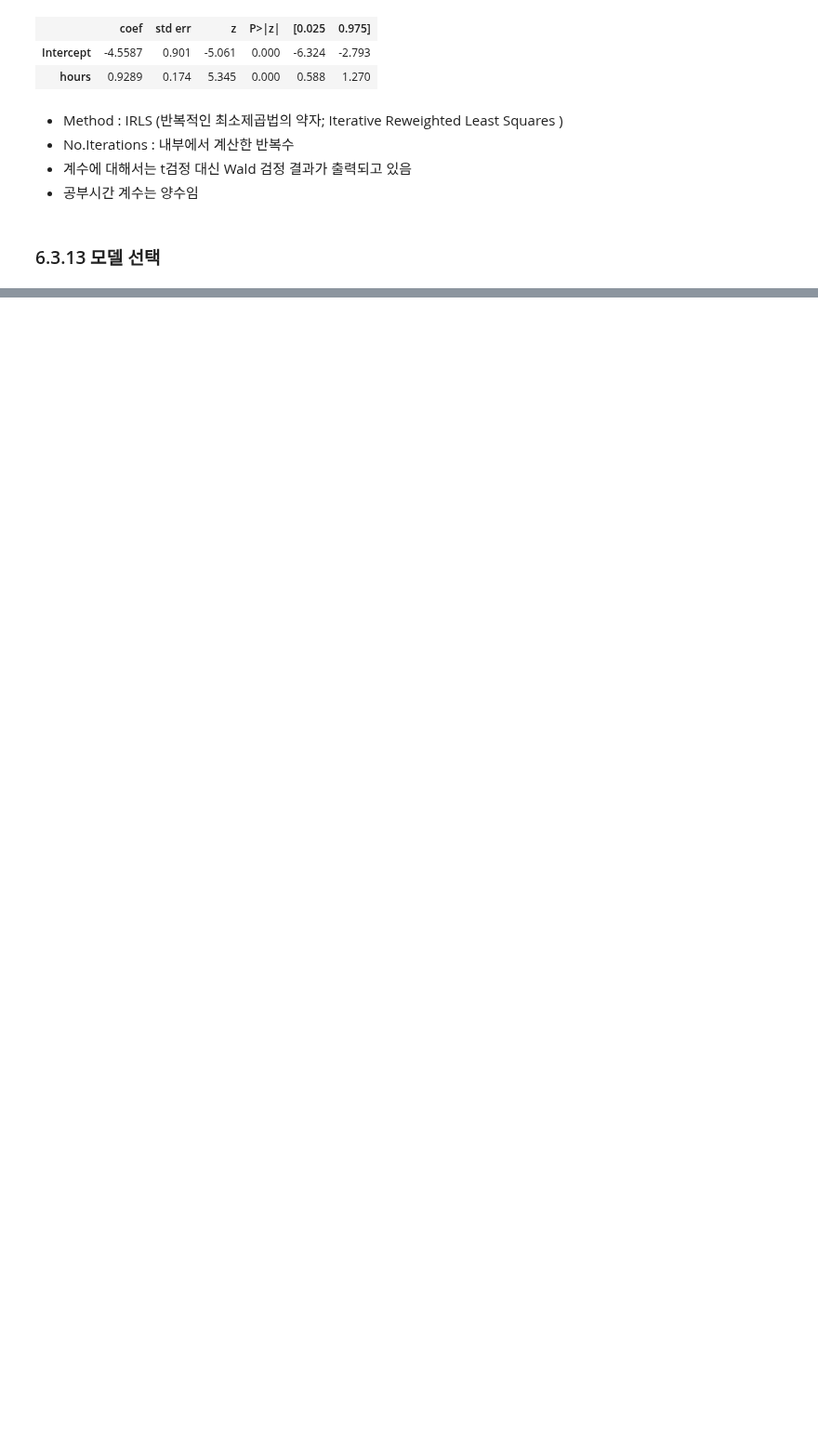
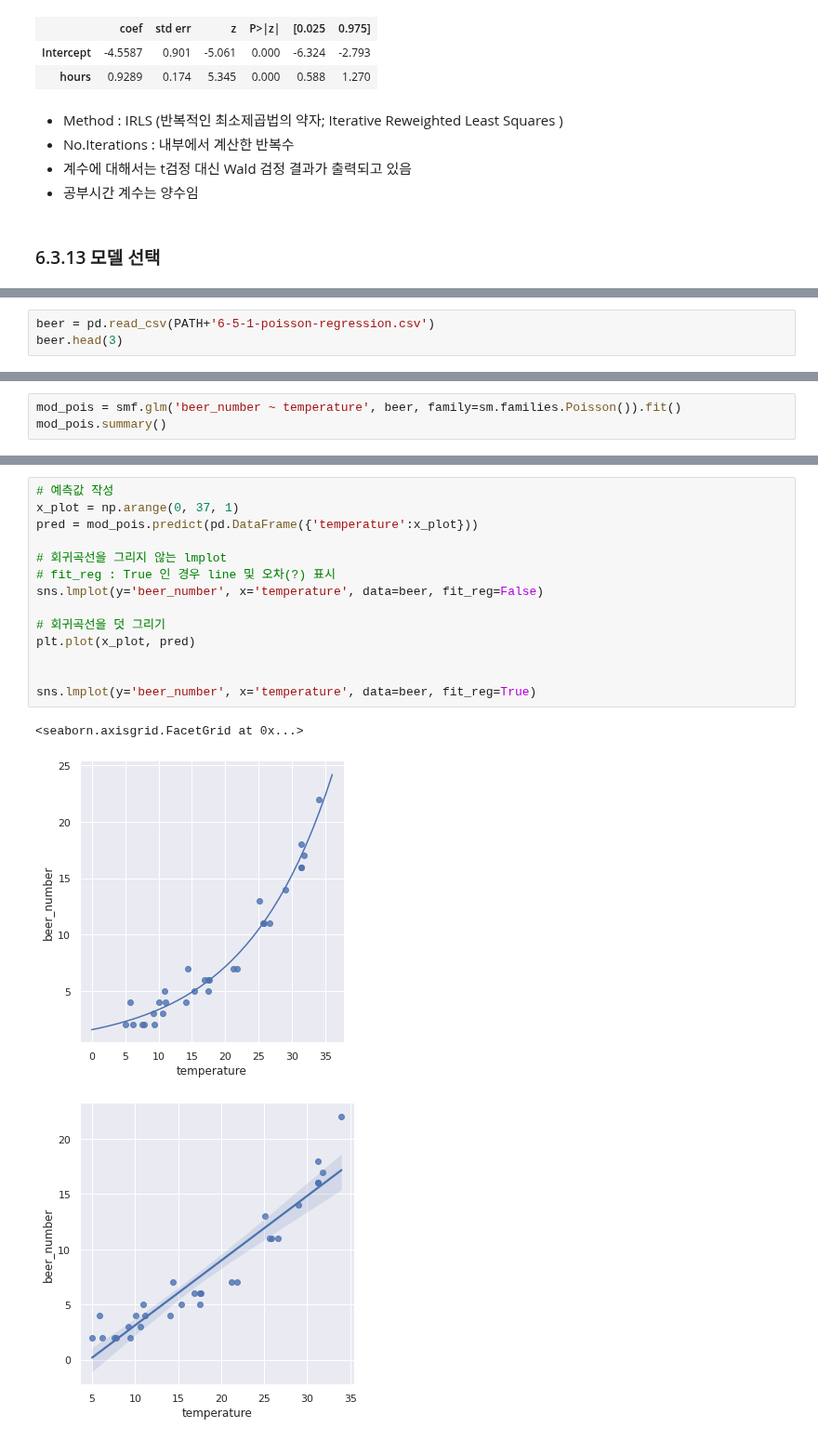
Before and after one commit to johyunkang/adp_certificate, a Jupyter notebook: stats_textbook_06.ipynb, the cells around one changed output, grey strips where cells are left out. Shown at 93% size. Saved outputs shown, nothing was run; the diff lists cells and outputs as text; blank space fills up the shorter version.

```diff
--- a/stats_textbook_06.ipynb
+++ b/stats_textbook_06.ipynb
@@ -360,0 +574,3 @@ Generalized Linear Model Regression Results
+# %%
+beer = pd.read_csv(PATH+'6-5-1-poisson-regression.csv')
+beer.head(3)
@@ -360,0 +582,3 @@ Generalized Linear Model Regression Results
+# %%
+mod_pois = smf.glm('beer_number ~ temperature', beer, family=sm.families.Poisson()).fit()
+mod_pois.summary()
@@ -360,0 +615,18 @@ Generalized Linear Model Regression Results
+# %%
+# 예측값 작성
+x_plot = np.arange(0, 37, 1)
+pred = mod_pois.predict(pd.DataFrame({'temperature':x_plot}))
+
+# 회귀곡선을 그리지 않는 lmplot
+# fit_reg : True 인 경우 line 및 오차(?) 표시
+sns.lmplot(y='beer_number', x='temperature', data=beer, fit_reg=False)
+
+# 회귀곡선을 덧 그리기
+plt.plot(x_plot, pred)
+
+
+sns.lmplot(y='beer_number', x='temperature', data=beer, fit_reg=True)
+# %% [output]
+<seaborn.axisgrid.FacetGrid at 0x...>
+[figure, added]
+[figure, added]
```
Also changed, not shown: parts of 36 cells of this notebook.
